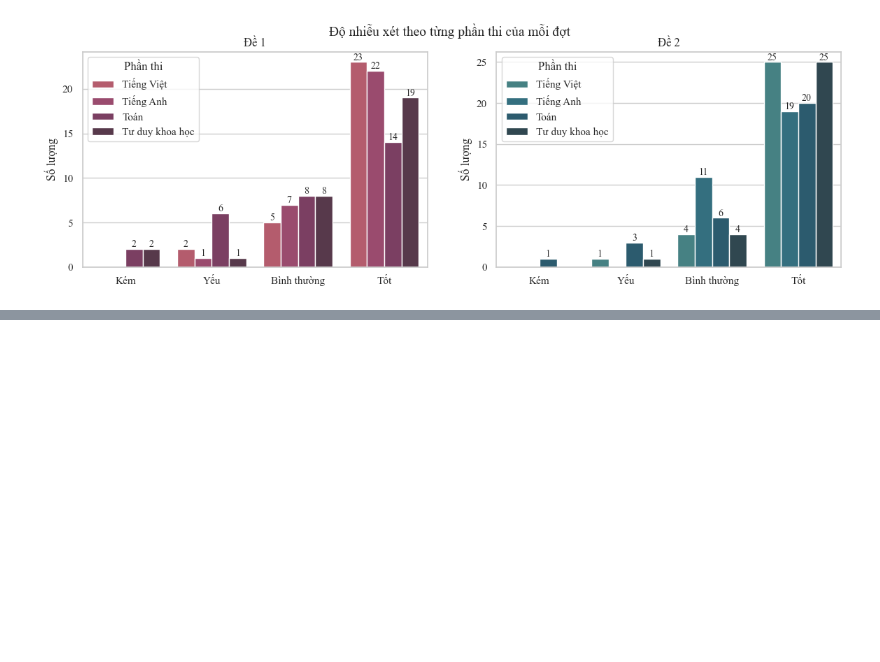
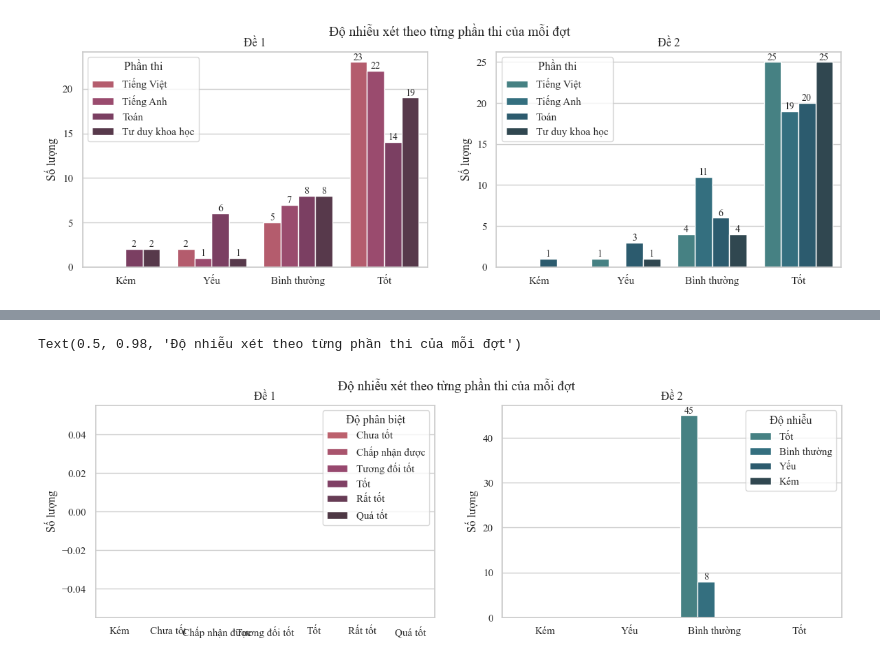
Before and after one commit to DuongThai2712/item-analysis-and-mmle-irt, a Jupyter notebook: main.ipynb, the cells around one changed output, grey strips where cells are left out. Saved outputs shown, nothing was run; the diff lists cells and outputs as text; code cells hidden in the pictures; blank space fills up the shorter version.

```diff
--- a/main.ipynb
+++ b/main.ipynb
@@ -475,0 +495,12 @@ Text(0.5, 0.98, 'Độ nhiễu xét theo từng phần thi của mỗi đợt')
+# %%
+item_ctt_1 = pd.concat([
+    diff_1.rename(columns={'Phân loại': 'Độ khó'}).drop(columns='Phần thi'),
+    disc_1.rename(columns={'Phân loại': 'Độ phân biệt'}).drop(columns='Phần thi'),
+    nhieu_1.rename(columns={'Phân loại': 'Độ nhiễu'}).drop(columns='Phần thi')
+], axis=1)
+
+item_ctt_2 = pd.concat([
+    diff_2.rename(columns={'Phân loại': 'Độ khó'}).drop(columns='Phần thi'),
+    disc_2.rename(columns={'Phân loại': 'Độ phân biệt'}).drop(columns='Phần thi'),
+    nhieu_2.rename(columns={'Phân loại': 'Độ nhiễu'}).drop(columns='Phần thi')
+], axis=1)
@@ -475,0 +527,25 @@ Text(0.5, 0.98, 'Độ nhiễu xét theo từng phần thi của mỗi đợt')
+# %%
+fig, axes = plt.subplots(ncols=2, figsize=(14, 4))
+sns.countplot(data=item_ctt_1, x='Độ khó', palette='flare_d', ax=axes[0], hue='Độ phân biệt',
+            order=['Kém', 'Chưa tốt', 'Chấp nhận được', 'Tương đối tốt','Tốt', 'Rất tốt','Quá tốt',])
+axes[0].set_title('Đề 1')
+for p in axes[0].patches:
+        height = p.get_height()
+        if height >0:
+            axes[0].annotate(f'{int(height)}', (p.get_x() + p.get_width() / 2, height),
+                            ha='center', va='bottom', fontsize=10)
+sns.countplot(data=item_ctt_2, x='Độ khó', palette='crest_d', ax=axes[1], hue='Độ nhiễu', order=['Kém', 'Yếu', 'Bình thường', 'Tốt'])
+axes[0].set_ylabel('Số lượng')
+axes[0].set_xlabel(None)
+for p in axes[1].patches:
+        height = p.get_height()
+        if height >0:
+            axes[1].annotate(f'{int(height)}', (p.get_x() + p.get_width() / 2, height),
+                            ha='center', va='bottom', fontsize=10)
+axes[1].set_title('Đề 2')
+axes[1].set_ylabel('Số lượng')
+axes[1].set_xlabel(None)
+plt.suptitle('Độ nhiễu xét theo từng phần thi của mỗi đợt', fontsize=14)
+# %% [output]
+Text(0.5, 0.98, 'Độ nhiễu xét theo từng phần thi của mỗi đợt')
+[figure, added]
```
Also changed, not shown: parts of 15 cells of this notebook.
